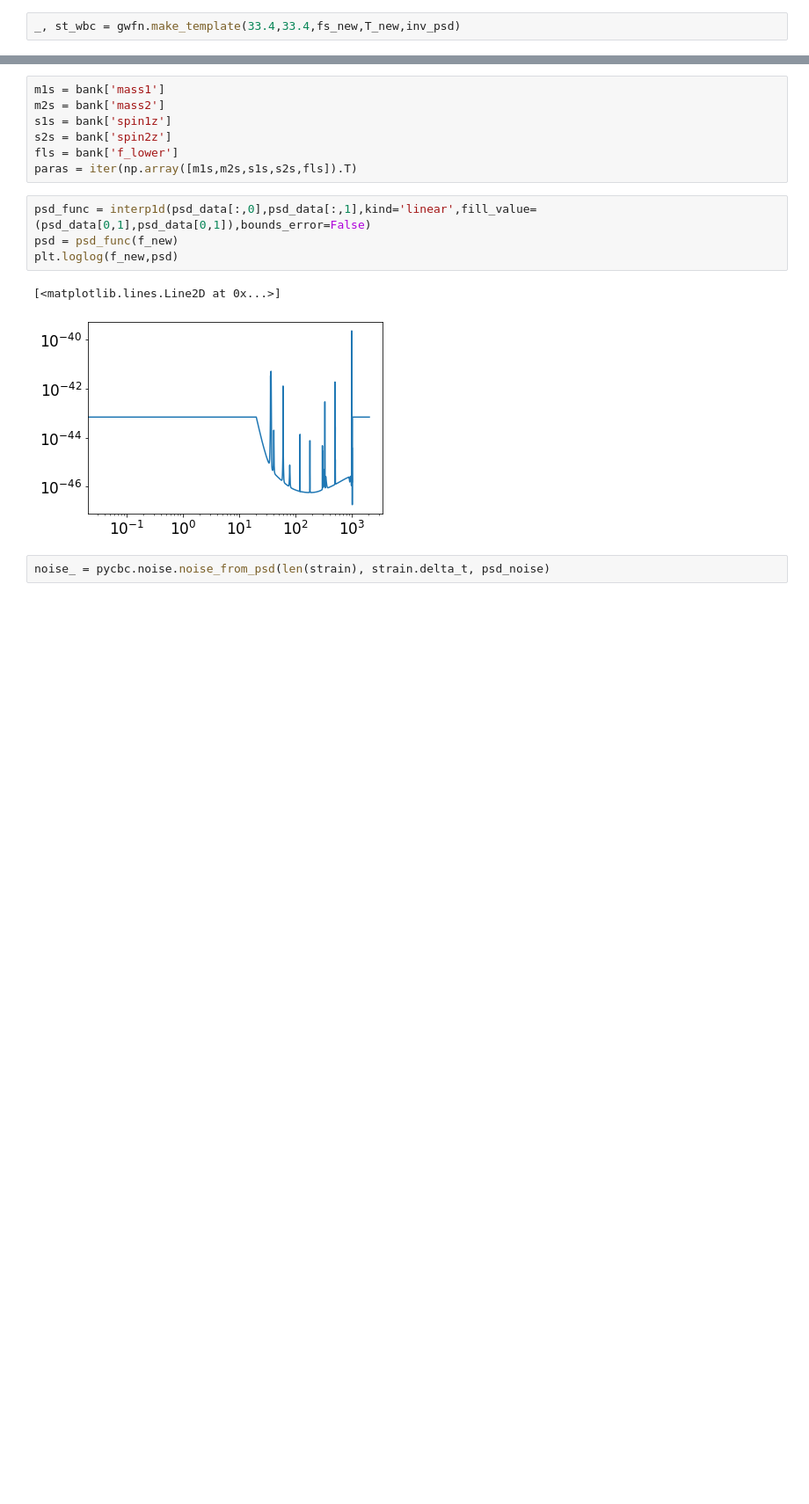
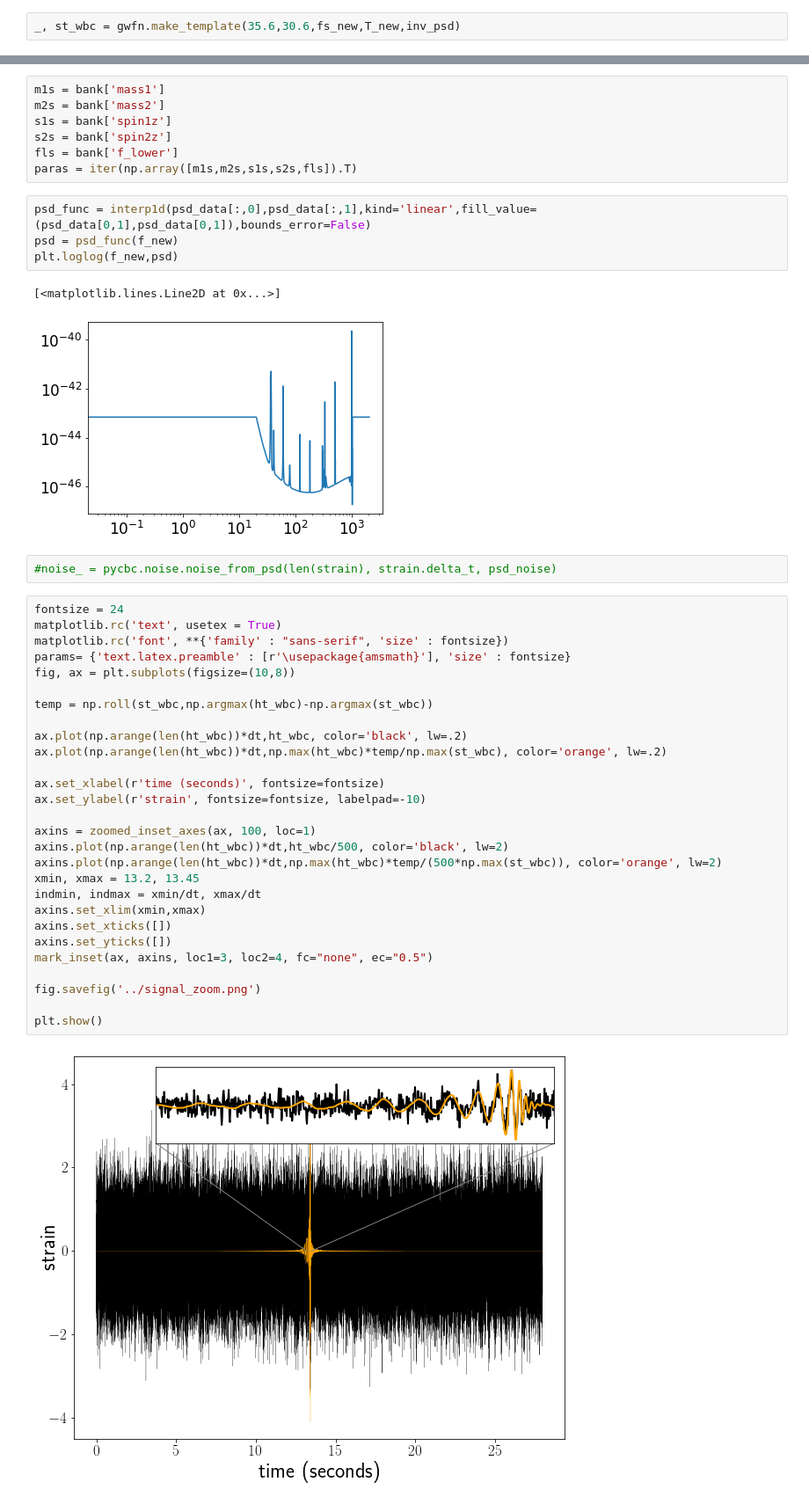
Before and after one commit to Fergus-Hayes/quantum-matched-filter, a Jupyter notebook: CMF.ipynb, the cells around one changed output, grey strips where cells are left out. Shown at 88% size. Saved outputs shown, nothing was run; the diff lists cells and outputs as text; blank space fills up the shorter version.

```diff
--- a/CMF.ipynb
+++ b/CMF.ipynb
@@ -37,7 +39,7 @@ ht_wbc = ht_wb[fs*(T - T_new)//2:-fs*(T - T_new)//2]
 # %%
 inv_psd = inv_psd_func(f_new)
 # %%
-_, st_wbc = gwfn.make_template(33.4,33.4,fs_new,T_new,inv_psd)
+_, st_wbc = gwfn.make_template(35.6,30.6,fs_new,T_new,inv_psd)
 # %%
 snr = gwfn.get_snr(ht_wbc,st_wbc,fs_new)
 # %%
@@ -74,4 +76,34 @@ plt.loglog(f_new,psd)
 [<matplotlib.lines.Line2D at 0x...>]
 [figure]
 # %%
-noise_ = pycbc.noise.noise_from_psd(len(strain), strain.delta_t, psd_noise)
+#noise_ = pycbc.noise.noise_from_psd(len(strain), strain.delta_t, psd_noise)
+# %%
+fontsize = 24
+matplotlib.rc('text', usetex = True)
+matplotlib.rc('font', **{'family' : "sans-serif", 'size' : fontsize})
+params= {'text.latex.preamble' : [r'\usepackage{amsmath}'], 'size' : fontsize}
+fig, ax = plt.subplots(figsize=(10,8))
+
+temp = np.roll(st_wbc,np.argmax(ht_wbc)-np.argmax(st_wbc))
+
+ax.plot(np.arange(len(ht_wbc))*dt,ht_wbc, color='black', lw=.2)
+ax.plot(np.arange(len(ht_wbc))*dt,np.max(ht_wbc)*temp/np.max(st_wbc), color='orange', lw=.2)
+
+ax.set_xlabel(r'time (seconds)', fontsize=fontsize)
+ax.set_ylabel(r'strain', fontsize=fontsize, labelpad=-10)
+
+axins = zoomed_inset_axes(ax, 100, loc=1)
+axins.plot(np.arange(len(ht_wbc))*dt,ht_wbc/500, color='black', lw=2)
+axins.plot(np.arange(len(ht_wbc))*dt,np.max(ht_wbc)*temp/(500*np.max(st_wbc)), color='orange', lw=2)
+xmin, xmax = 13.2, 13.45
+indmin, indmax = xmin/dt, xmax/dt
+axins.set_xlim(xmin,xmax)
+axins.set_xticks([])
+axins.set_yticks([])
+mark_inset(ax, axins, loc1=3, loc2=4, fc="none", ec="0.5")
+
+fig.savefig('../signal_zoom.png')
+
+plt.show()
+# %% [output]
+[figure, added]
```
Also changed, not shown: parts of 14 cells of this notebook, 3 other files.
